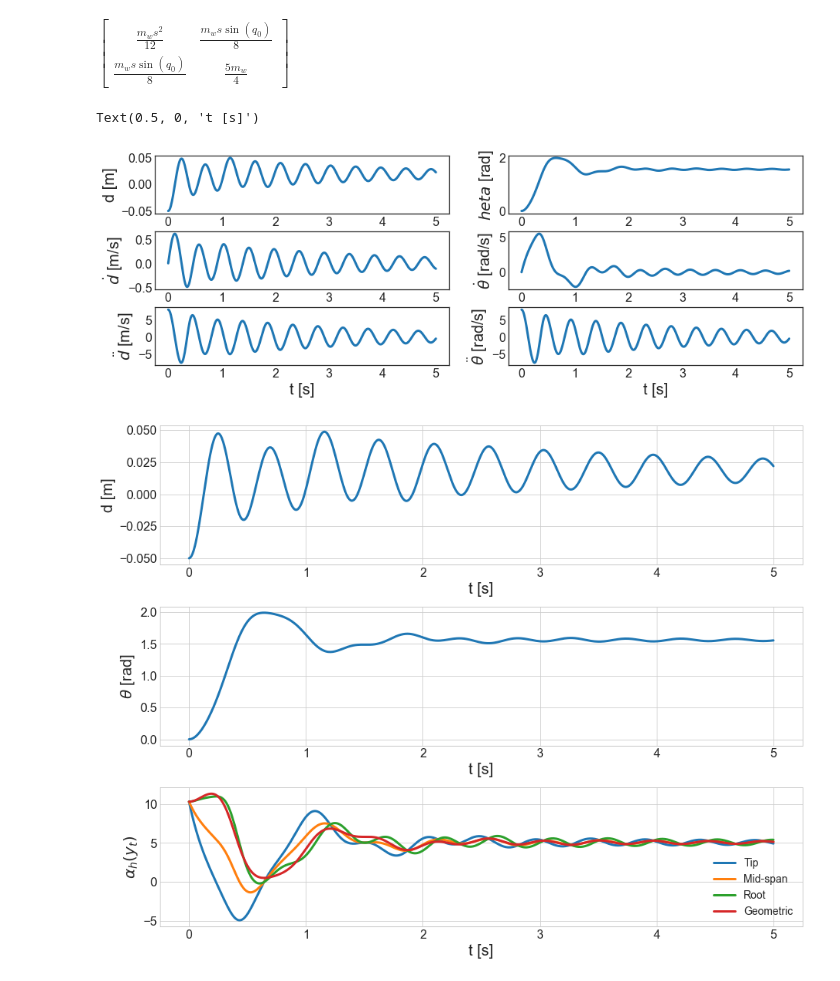
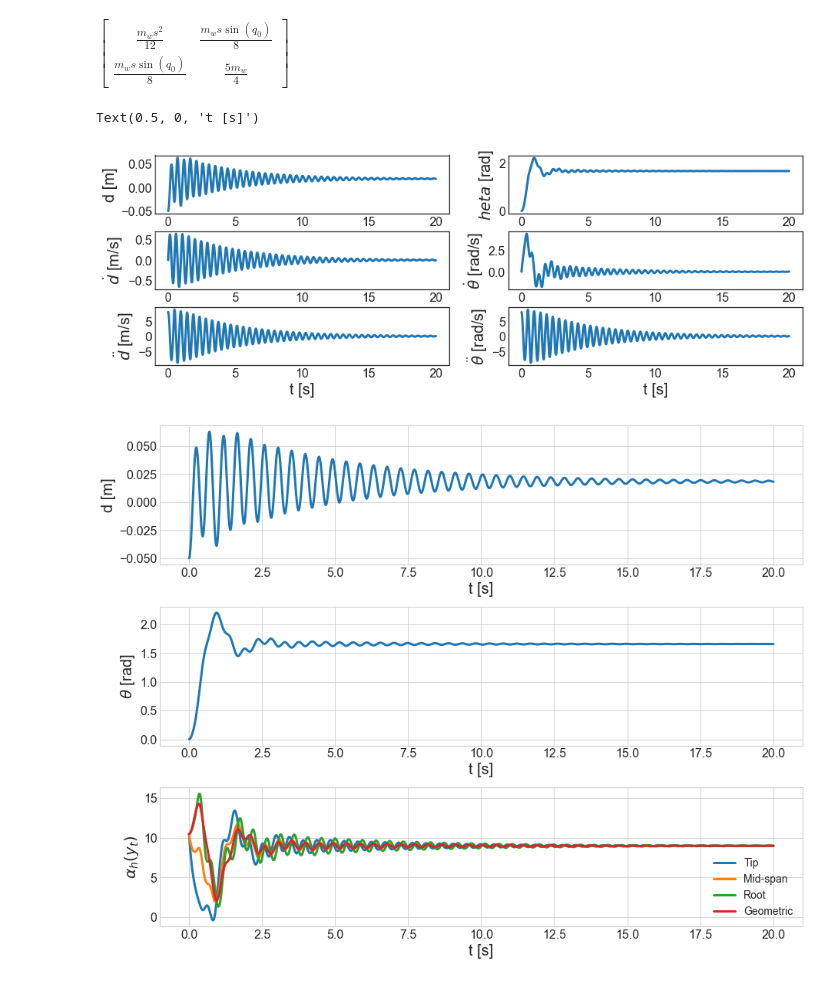
Before and after one commit to fh9g12/FwtModels, a Jupyter notebook: Workbooks/4_NLP-VS_aero_forces/Make a more explict test case.ipynb, the cells around one changed output. Drawn from its saved outputs; the diff is of its cells as text; code cells hidden in the pictures.

```diff
--- a/Workbooks/4_NLP-VS_aero_forces/Make a more explict test case.ipynb
+++ b/Workbooks/4_NLP-VS_aero_forces/Make a more explict test case.ipynb
@@ -70,17 +70,17 @@ sm.EoM.jacobian(p.qdd)
 # %% [output]
 $\displaystyle \left[\begin{matrix}\frac{m_{w} s^{2}}{12} & \frac{m_{w} s \operatorname{sin}\left(q_{0}\right)}{8}\\\frac{m_{w} s \operatorname{sin}\left(q_{0}\right)}{8} & \frac{5 m_{w}}{4}\end{matrix}\right]$
 # %%
-tmax, dt = 5, 0.01
+tmax, dt = 20, 0.01
 # Initial conditions: theta, dtheta/dt, L, dL/dt
 
 #params = p.GetNumericTuple()
 
 #set velocity and alpha_r funcs
 def Vfunc(t,x):
-    return 24
+    return 18
 
 def arfunc(t,x):
-    return np.deg2rad(5)
+    return np.deg2rad(10)
     #return np.deg2rad(5)+np.sin(2*np.pi*1*t)*np.deg2rad(5)
 
 p.V.value = Vfunc
@@ -109,34 +109,34 @@ axes[0][0].plot(t,yi[2])
 axes[0][0].set_ylabel('d [m]')
 axes[0][0].set_xlabel('t [s]')
 
 # theta plot
 axes[0][1].plot(t,yi[0])
 axes[0][1].set_ylabel('$\theta$ [rad]')
 axes[0][1].set_xlabel('t [s]')
 
 
 # ddot plot
 axes[1][0].plot(t,yi[3])
 axes[1][0].set_ylabel('$\dot{d}$ [m/s]')
 axes[1][0].set_xlabel('t [s]')
 
 # thetadot plot
 axes[1][1].plot(t,yi[1])
 axes[1][1].set_ylabel(r'$\dot{\theta}$ [rad/s]')
 axes[1][1].set_xlabel('t [s]')
 
 # ddot plot
 axes[2][0].plot(t,yi[4])
 axes[2][0].set_ylabel('$\ddot{d}$ [m/s]')
 axes[2][0].set_xlabel('t [s]')
 
 # thetadot plot
 axes[2][1].plot(t,yi[5])
 axes[2][1].set_ylabel(r'$\ddot{\theta}$ [rad/s]')
 axes[2][1].set_xlabel('t [s]')
 # %% [output]
 Text(0.5, 0, 't [s]')
-[figure, old version]
+[figure, new version]
 # %%
 plt.style.use('seaborn-whitegrid')
 plt.style.use(r'C:\Users\qe19391\OneDrive - University of Bristol\Documents\Projects\FWTD modelling\Styles\presentation.mplstyle')
@@ -179,7 +179,7 @@ axes[2].set_xlabel('t [s]')
 PhotoDir = r'C:\Users\qe19391\OneDrive - University of Bristol\Documents\Projects\FWTD modelling\Videos & Photos'+'\\'
 plt.savefig(PhotoDir + r'ModelStates.png',transparent=True,bbox_inches='tight')
 # %% [output]
-[figure, old version]
+[figure, new version]
 # %%
 import matplotlib.animation as animation
 from IPython.display import HTML
```
Also changed, not shown: parts of 1 cell of this notebook, 5 other files.
